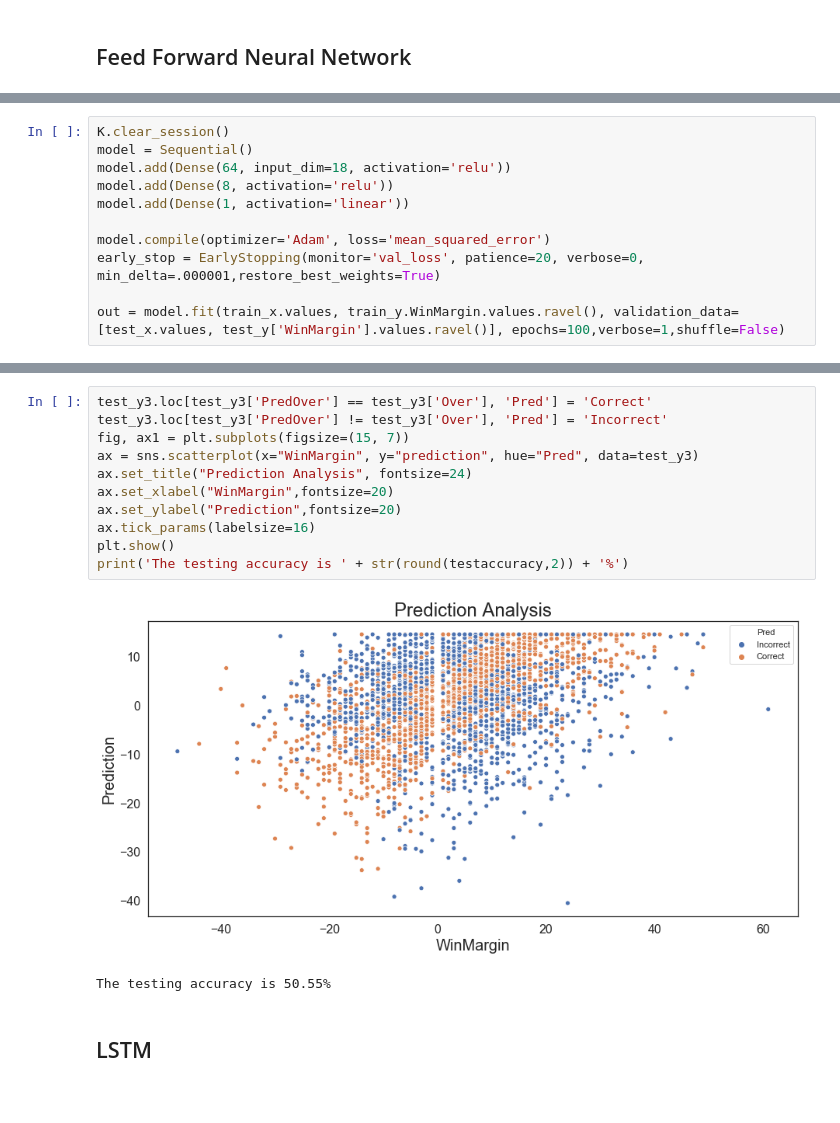
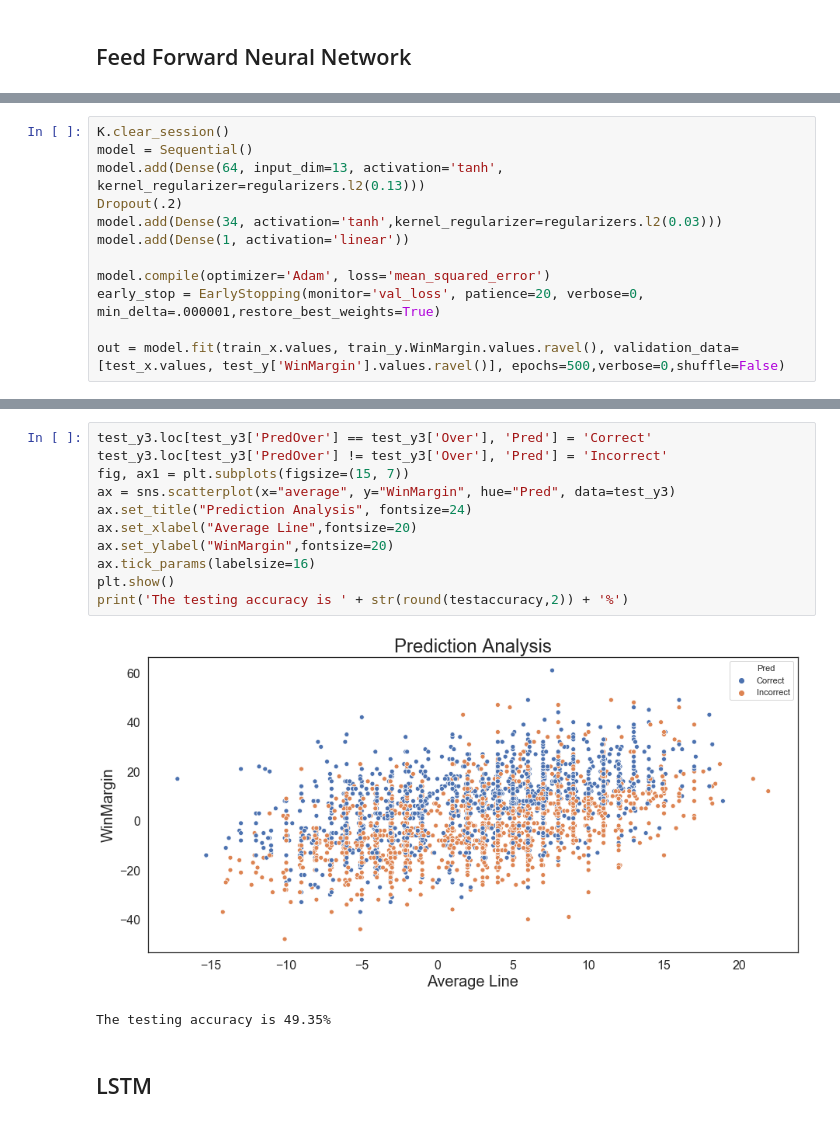
Before and after one commit to SidTheKid007/NBA-Gambling, a Jupyter notebook: NBA Betting Predictions (Regression).ipynb, the cells around one changed output, grey strips where cells are left out. Drawn from its saved outputs; the diff is of its cells as text.

Commit message:
Updated Predictions

```diff
--- a/NBA Betting Predictions (Regression).ipynb
+++ b/NBA Betting Predictions (Regression).ipynb
@@ -475,12 +496,13 @@ from keras import regularizers
 # %%
 K.clear_session()
 model = Sequential()
-model.add(Dense(64, input_dim=18, activation='relu'))
-model.add(Dense(8, activation='relu'))
+model.add(Dense(64, input_dim=13, activation='tanh', kernel_regularizer=regularizers.l2(0.13)))
+Dropout(.2)
+model.add(Dense(34, activation='tanh',kernel_regularizer=regularizers.l2(0.03)))
 model.add(Dense(1, activation='linear'))
 
 model.compile(optimizer='Adam', loss='mean_squared_error')
 early_stop = EarlyStopping(monitor='val_loss', patience=20, verbose=0, min_delta=.000001,restore_best_weights=True)
 
-out = model.fit(train_x.values, train_y.WinMargin.values.ravel(), validation_data=[test_x.values, test_y['WinMargin'].values.ravel()], epochs=100,verbose=1,shuffle=False)
+out = model.fit(train_x.values, train_y.WinMargin.values.ravel(), validation_data=[test_x.values, test_y['WinMargin'].values.ravel()], epochs=500,verbose=0,shuffle=False)
 # %% [output]
@@ -550,17 +558,17 @@ The testing accuracy is 50.55%
 # %%
 test_y3.loc[test_y3['PredOver'] == test_y3['Over'], 'Pred'] = 'Correct'
 test_y3.loc[test_y3['PredOver'] != test_y3['Over'], 'Pred'] = 'Incorrect'
 fig, ax1 = plt.subplots(figsize=(15, 7))
-ax = sns.scatterplot(x="WinMargin", y="prediction", hue="Pred", data=test_y3)
+ax = sns.scatterplot(x="average", y="WinMargin", hue="Pred", data=test_y3)
 ax.set_title("Prediction Analysis", fontsize=24)
-ax.set_xlabel("WinMargin",fontsize=20)
-ax.set_ylabel("Prediction",fontsize=20)
+ax.set_xlabel("Average Line",fontsize=20)
+ax.set_ylabel("WinMargin",fontsize=20)
 ax.tick_params(labelsize=16)
 plt.show()
 print('The testing accuracy is ' + str(round(testaccuracy,2)) + '%')
 # %% [output]
-[figure, old version]
+[figure, new version]
-The testing accuracy is 50.55%
+The testing accuracy is 49.35%
 # %% [markdown]
 ## LSTM
 # %%
```
Also changed, not shown: parts of 29 cells of this notebook.
